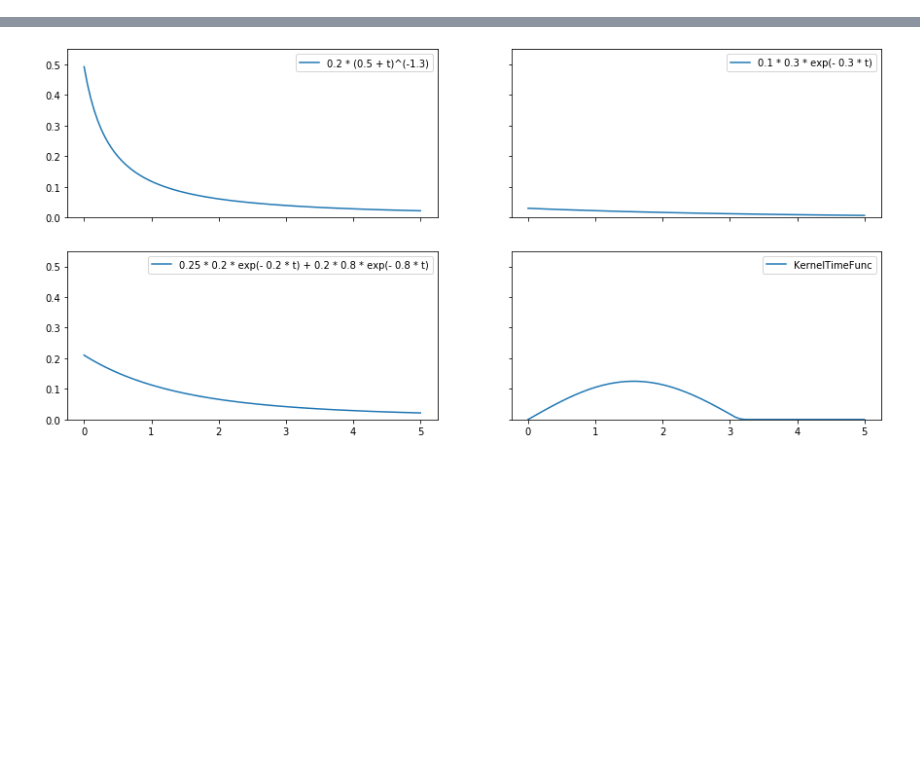
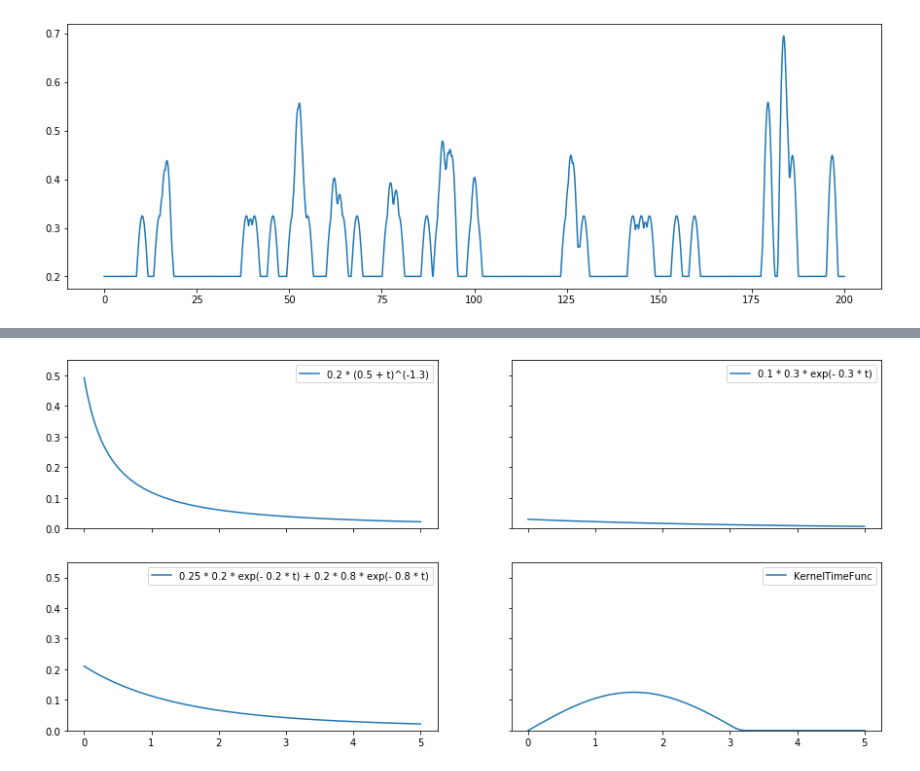
Before and after one commit to yamacisik/sahp_repo, a Jupyter notebook: sample_from_tick.ipynb, the cells around one changed output, grey strips where cells are left out. Cells and saved outputs as stored; diff of their text form; code cells hidden in the pictures; blank space fills up the shorter version.

Commit message:
Added synthesized data sets with intensities.

```diff
--- a/sample_from_tick.ipynb
+++ b/sample_from_tick.ipynb
@@ -19,0 +46,39 @@ import pickle
+# %%
+
+run_time = 200
+hawkes = SimuHawkes(n_nodes=1, end_time=200, verbose=False, seed=42)
+
+
+hawkes.set_kernel(0, 0, kernel)
+hawkes.set_baseline(0, 0.2)
+dt = 0.001
+hawkes.track_intensity(dt)
+times = [ ]
+intensities = []
+for i in range(4000):
+    hawkes.simulate()
+    timestamps = hawkes.timestamps
+
+    intensity = hawkes.tracked_intensity
+    intensity_times = hawkes.intensity_tracked_times
+    times.append(timestamps)
+
+
+    seq_intensities =[]
+    intensity_times = np.round(intensity_times,3)
+    timestamps  = np.round(timestamps[0],3)
+    for i in timestamps:
+        seq_intensities.append(np.mean(intensity[0][np.where(intensity_times==i)[0]]))
+
+    intensities.append(np.array(seq_intensities))
+
+    hawkes.reset()
+
+
+types= [np.zeros(len(time[0])) for time in times]
+# %%
+plt.figure(figsize=(15,5))
+plt.plot(intensity_times,intensity[0])
+plt.show()
+# %% [output]
+[figure, added]
```
Also changed, not shown: parts of 19 cells of this notebook, 5 other files.
